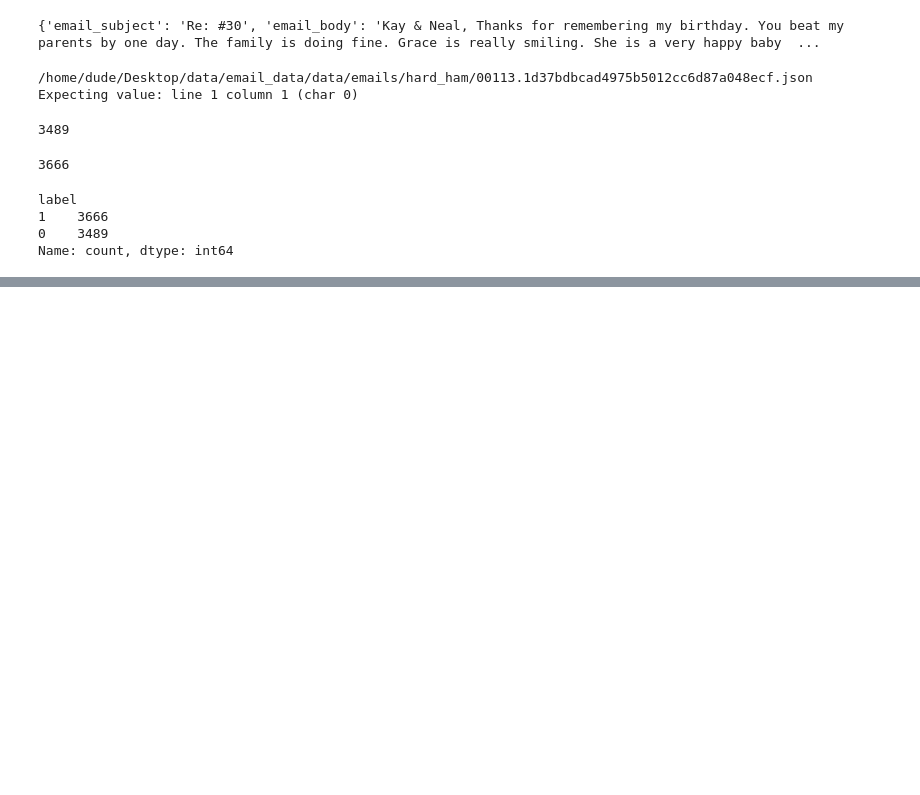
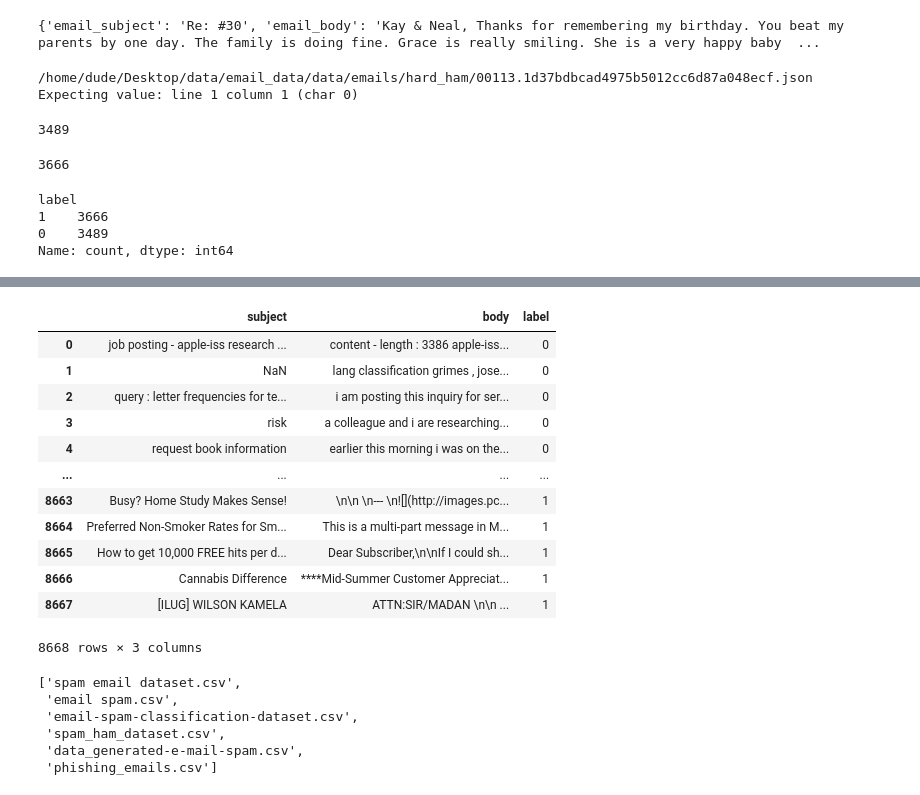
Before and after one commit to mishamickevicius/ML-Projects, a Jupyter notebook: Malicious-Email-Detection/Malicious-Email-Data-Cleaning.ipynb, the cells around one changed output, grey strips where cells are left out. Saved outputs shown, nothing was run; the diff lists cells and outputs as text; code cells hidden in the pictures; blank space fills up the shorter version.

```diff
--- a/Malicious-Email-Detection/Malicious-Email-Data-Cleaning.ipynb
+++ b/Malicious-Email-Detection/Malicious-Email-Data-Cleaning.ipynb
@@ -101,0 +135,2 @@ df.to_csv(BASE_DIR + "phishing_emails.csv", index_label=False, index=False)
+# %%
+full_df = pd.concat([full_df, df], ignore_index=True)
@@ -101,0 +155,4 @@ df.to_csv(BASE_DIR + "phishing_emails.csv", index_label=False, index=False)
+# %%
+df = pd.read_csv(BASE_DIR + "Assassin.csv")
+# %%
+df.drop(['sender', 'receiver', 'date', 'urls'], axis=1, inplace=True)
@@ -101,0 +168,27 @@ df.to_csv(BASE_DIR + "phishing_emails.csv", index_label=False, index=False)
+# %%
+full_df = pd.concat([full_df, df], ignore_index=True)
+# %%
+full_df
+# %% [output]
+|  | subject | body | label |
+| 0 | job posting - apple-iss research ... | content - length : 3386 apple-iss... | 0 |
+| 1 | NaN | lang classification grimes , jose... | 0 |
+| 2 | query : letter frequencies for te... | i am posting this inquiry for ser... | 0 |
+| 3 | risk | a colleague and i are researching... | 0 |
+| 4 | request book information | earlier this morning i was on the... | 0 |
+| ... | ... | ... | ... |
+| 8663 | Busy? Home Study Makes Sense! | \n\n \n--- \n![](http://images.pc... | 1 |
+| 8664 | Preferred Non-Smoker Rates for Sm... | This is a multi-part message in M... | 1 |
+| 8665 | How to get 10,000 FREE hits per d... | Dear Subscriber,\n\nIf I could sh... | 1 |
+| 8666 | Cannabis Difference | ****Mid-Summer Customer Appreciat... | 1 |
+| 8667 | [ILUG] WILSON KAMELA | ATTN:SIR/MADAN \n\n ... | 1 |
+8668 rows × 3 columns
+# %%
+files
+# %% [output]
+['spam email dataset.csv',
+ 'email spam.csv',
+ 'email-spam-classification-dataset.csv',
+ 'spam_ham_dataset.csv',
+ 'data_generated-e-mail-spam.csv',
+ 'phishing_emails.csv']
```
Also changed, not shown: parts of 41 cells of this notebook.
